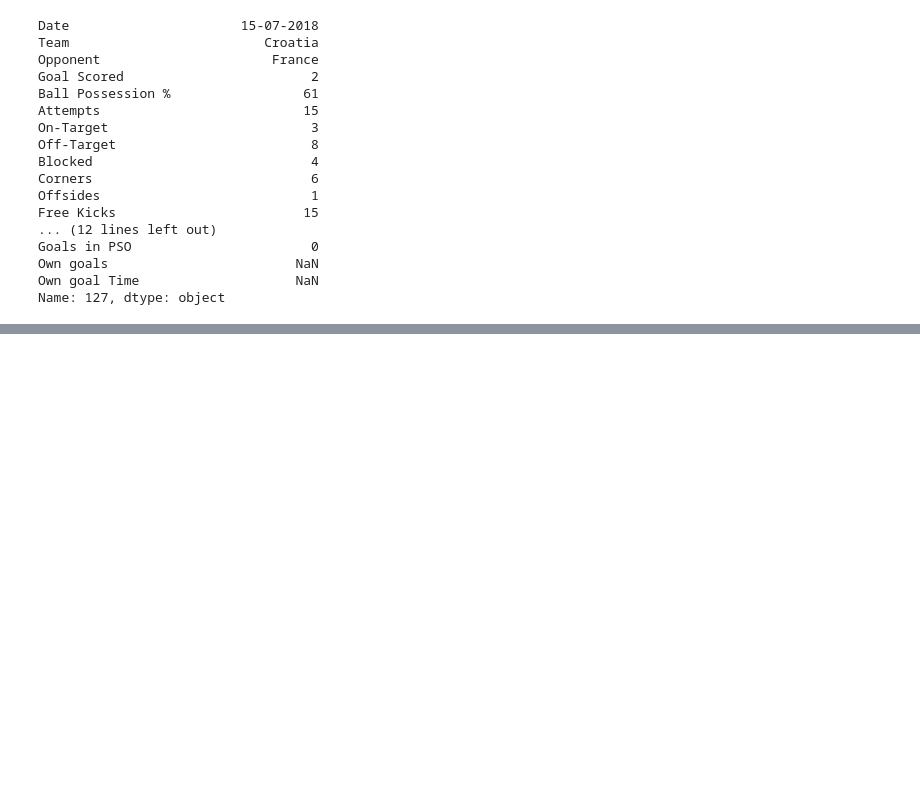
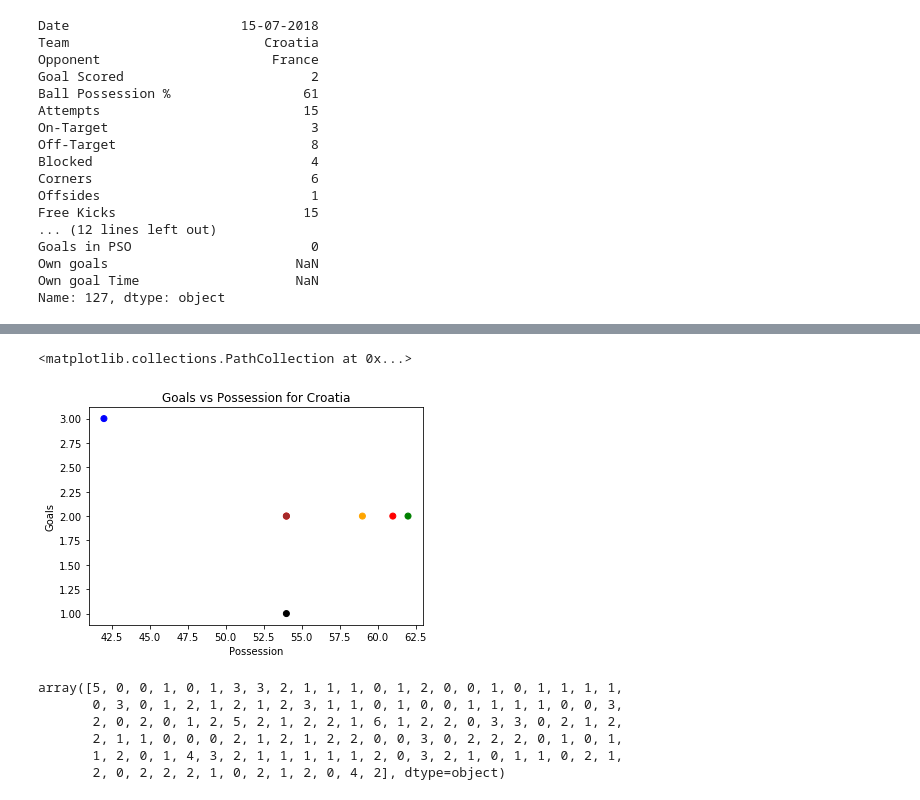
Before and after one commit to HarshavardhanK/DSC, a Jupyter notebook: TaskPhase/DSCTaskPhase1.ipynb, the cells around one changed output, grey strips where cells are left out. Saved outputs shown, nothing was run; the diff lists cells and outputs as text; code cells hidden in the pictures; blank space fills up the shorter version.

```diff
--- a/TaskPhase/DSCTaskPhase1.ipynb
+++ b/TaskPhase/DSCTaskPhase1.ipynb
@@ -187,0 +186,2 @@ data
+# %%
+croatiaData = data[data['Team'].str.contains('Croatia')]
@@ -187,0 +200,3 @@ data
+# %%
+goals_by_croats = croatiaData['Goal Scored']
+goals_by_croats
@@ -187,0 +212,10 @@ data
+# %%
+possession_by_croats = croatiaData['Ball Possession %']
+# %%
+plt.title('Goals vs Possession for Croatia')
+plt.xlabel('Possession')
+plt.ylabel('Goals')
+plt.scatter(possession_by_croats, goals_by_croats, color=['red', 'blue', 'orange', 'black', 'green', 'brown'])
+# %% [output]
+<matplotlib.collections.PathCollection at 0x...>
+[figure, added]
@@ -187,0 +225,11 @@ data
+# %%
+v_arg
+goals = np.array(data['Goal Scored'])
+goals
+# %% [output]
+array([5, 0, 0, 1, 0, 1, 3, 3, 2, 1, 1, 1, 0, 1, 2, 0, 0, 1, 0, 1, 1, 1, 1,
+       0, 3, 0, 1, 2, 1, 2, 1, 2, 3, 1, 1, 0, 1, 0, 0, 1, 1, 1, 1, 0, 0, 3,
+       2, 0, 2, 0, 1, 2, 5, 2, 1, 2, 2, 1, 6, 1, 2, 2, 0, 3, 3, 0, 2, 1, 2,
+       2, 1, 1, 0, 0, 0, 2, 1, 2, 1, 2, 2, 0, 0, 3, 0, 2, 2, 2, 0, 1, 0, 1,
+       1, 2, 0, 1, 4, 3, 2, 1, 1, 1, 1, 1, 2, 0, 3, 2, 1, 0, 1, 1, 0, 2, 1,
+       2, 0, 2, 2, 2, 1, 0, 2, 1, 2, 0, 4, 2], dtype=object)
```
Also changed, not shown: parts of 44 cells of this notebook, 1 other file.
